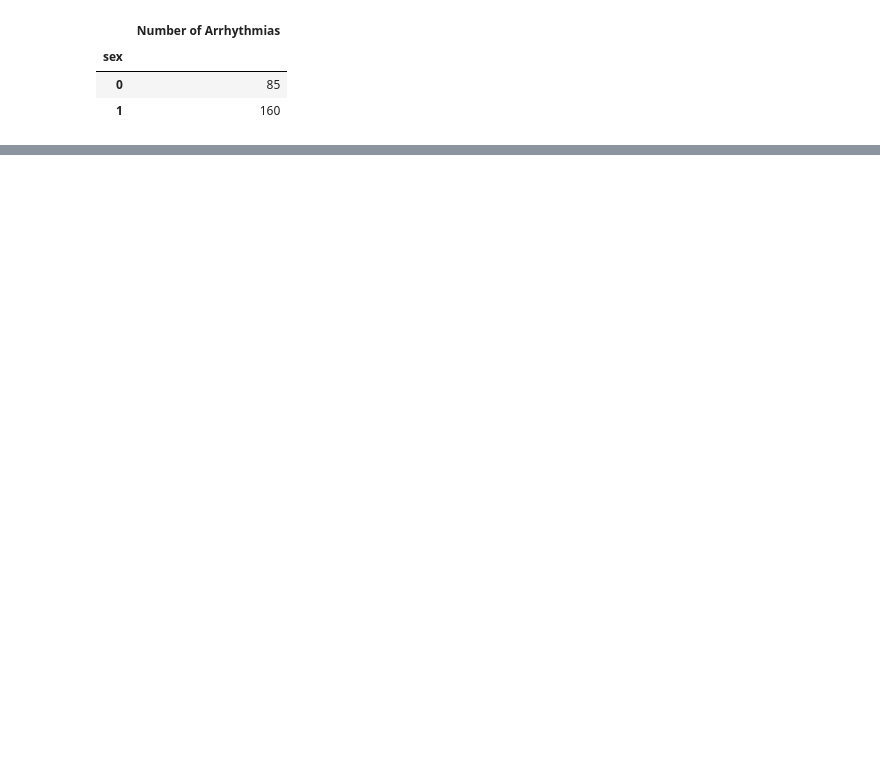
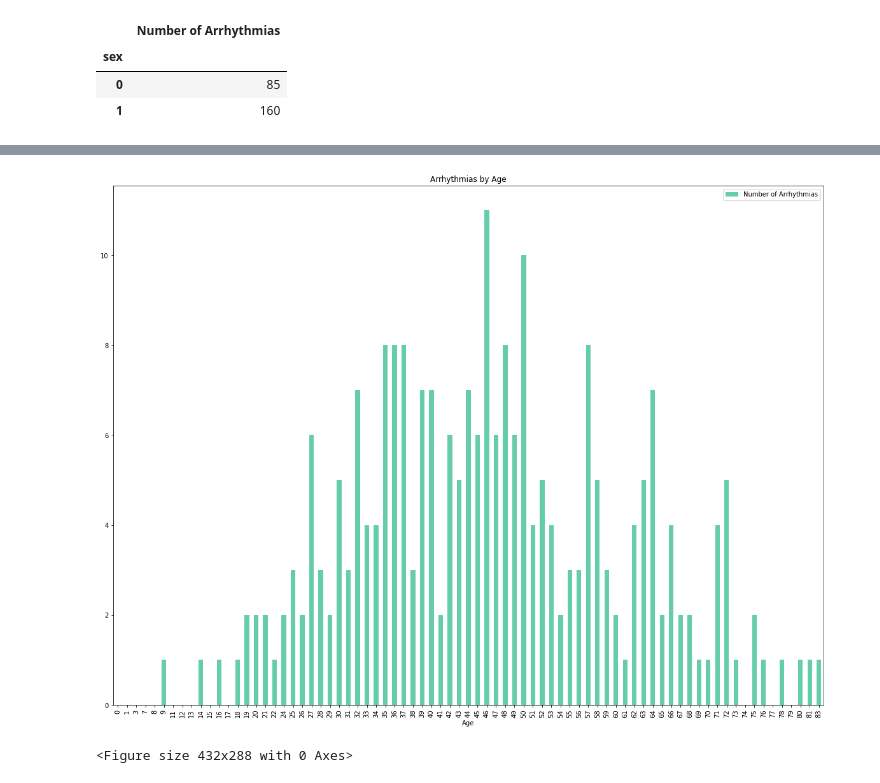
Before and after one commit to Almandiro/Rutgers_DS_Project_1, a Jupyter notebook: visualization.ipynb, the cells around one changed output, grey strips where cells are left out. Cells and saved outputs as stored; diff of their text form; code cells hidden in the pictures; blank space fills up the shorter version.

```diff
--- a/visualization.ipynb
+++ b/visualization.ipynb
@@ -71,0 +74,6 @@ plt.show()
+# %%
+# Using GroupBy in order to separate the data into fields according to "sex" values
+grouped_age_df = clean_data_df.groupby(['age'])
+
+# In order to be visualized, a data function must be used...
+grouped_age_df.count().head(10)
@@ -71,0 +109,3 @@ plt.show()
+# %%
+age_presence = grouped_age_df["arr_diagnosis"].sum()
+age_presence.head()
@@ -71,0 +120,4 @@ plt.show()
+# %%
+# Creating a new DataFrame using presence
+age_summary_df = pd.DataFrame({"Number of Arrhythmias": age_presence})
+age_summary_df
@@ -71,0 +139,11 @@ plt.show()
+# %%
+# Chart our data, give it a title, and label the axes
+age_chart = age_summary_df.plot(kind="bar", title="Arrhythmias by Age", color='mediumaquamarine', figsize=(20,15))
+age_chart.set_xlabel("Age")
+sex_chart.set_ylabel("Presence of Arrhythmias")
+
+plt.show()
+plt.tight_layout()
+# %% [output]
+[figure, added]
+<Figure size 432x288 with 0 Axes>
```
Also changed, not shown: parts of 11 cells of this notebook.
